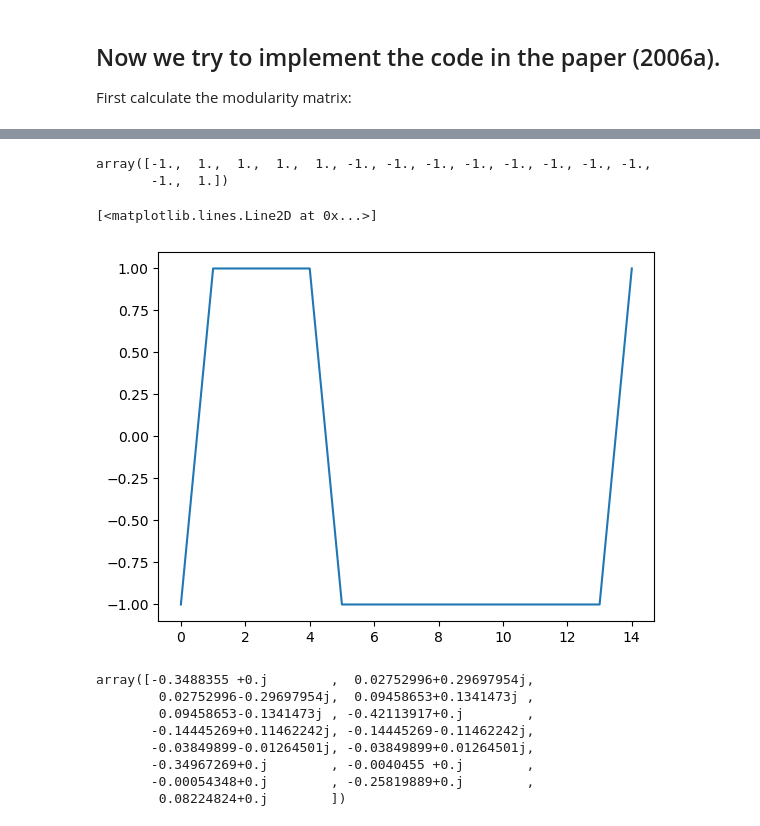
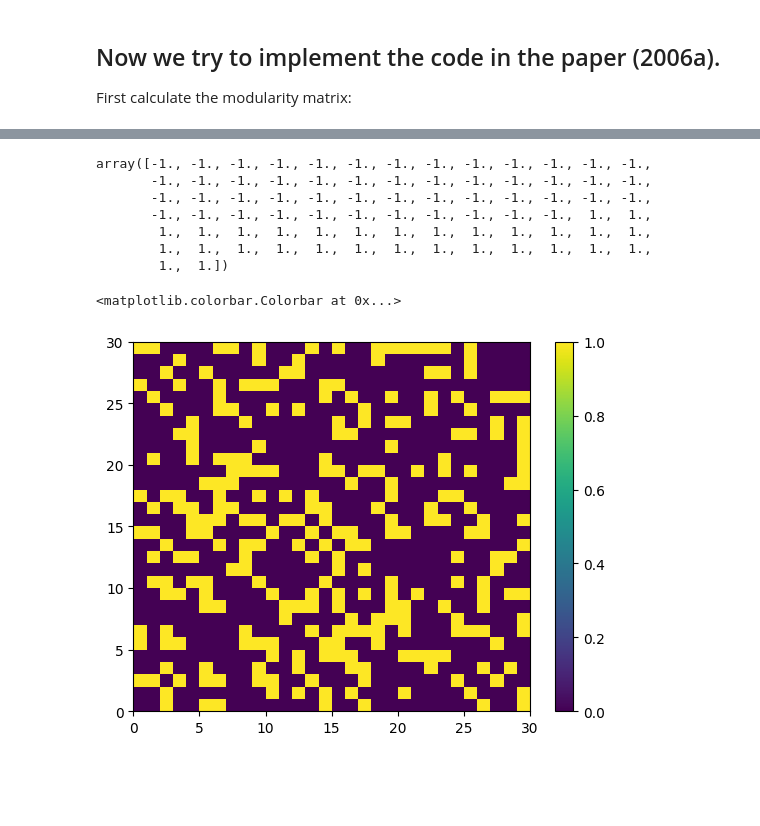
Before and after one commit to Sam-q-3736/community-detection, a Jupyter notebook: modularity.ipynb, the cells around one changed output, grey strips where cells are left out. Cells and saved outputs as stored; diff of their text form; code cells hidden in the pictures; blank space fills up the shorter version.

```diff
--- a/modularity.ipynb
+++ b/modularity.ipynb
@@ -82,24 +91,23 @@ for i in range(n):
 # get signs of largest eigenvector
 s = np.zeros(n)
 for i in range(n):
-    s[i] = 1 if evs[0, i] > 0 else -1
+    s[i] = 1 if evs[i, 0] > 0 else -1
 s
 # %% [output]
-array([-1.,  1.,  1.,  1.,  1., -1., -1., -1., -1., -1., -1., -1., -1.,
-       -1.,  1.])
+array([-1., -1., -1., -1., -1., -1., -1., -1., -1., -1., -1., -1., -1.,
+       -1., -1., -1., -1., -1., -1., -1., -1., -1., -1., -1., -1., -1.,
+       -1., -1., -1., -1., -1., -1., -1., -1., -1., -1., -1., -1., -1.,
+       -1., -1., -1., -1., -1., -1., -1., -1., -1., -1., -1.,  1.,  1.,
+        1.,  1.,  1.,  1.,  1.,  1.,  1.,  1.,  1.,  1.,  1.,  1.,  1.,
+        1.,  1.,  1.,  1.,  1.,  1.,  1.,  1.,  1.,  1.,  1.,  1.,  1.,
+        1.,  1.])
-# %%
-plt.plot(s)
-# %% [output]
-[<matplotlib.lines.Line2D at 0x...>]
-[figure, removed]
-# %%
-evs[0]
-# %% [output]
-array([-0.3488355 +0.j        ,  0.02752996+0.29697954j,
-        0.02752996-0.29697954j,  0.09458653+0.1341473j ,
-        0.09458653-0.1341473j , -0.42113917+0.j        ,
-       -0.14445269+0.11462242j, -0.14445269-0.11462242j,
-       -0.03849899-0.01264501j, -0.03849899+0.01264501j,
-       -0.34967269+0.j        , -0.0040455 +0.j        ,
-       -0.00054348+0.j        , -0.25819889+0.j        ,
-        0.08224824+0.j        ])
+# %%
+idx1 = s == 1
+idx2 = s == -1
+# %%
+# note here index can be for any group
+plt.pcolormesh(adj[idx1, :][:, idx1])
+plt.colorbar()
+# %% [output]
+<matplotlib.colorbar.Colorbar at 0x...>
+[figure, added]
```
Also changed, not shown: parts of 11 cells of this notebook.
